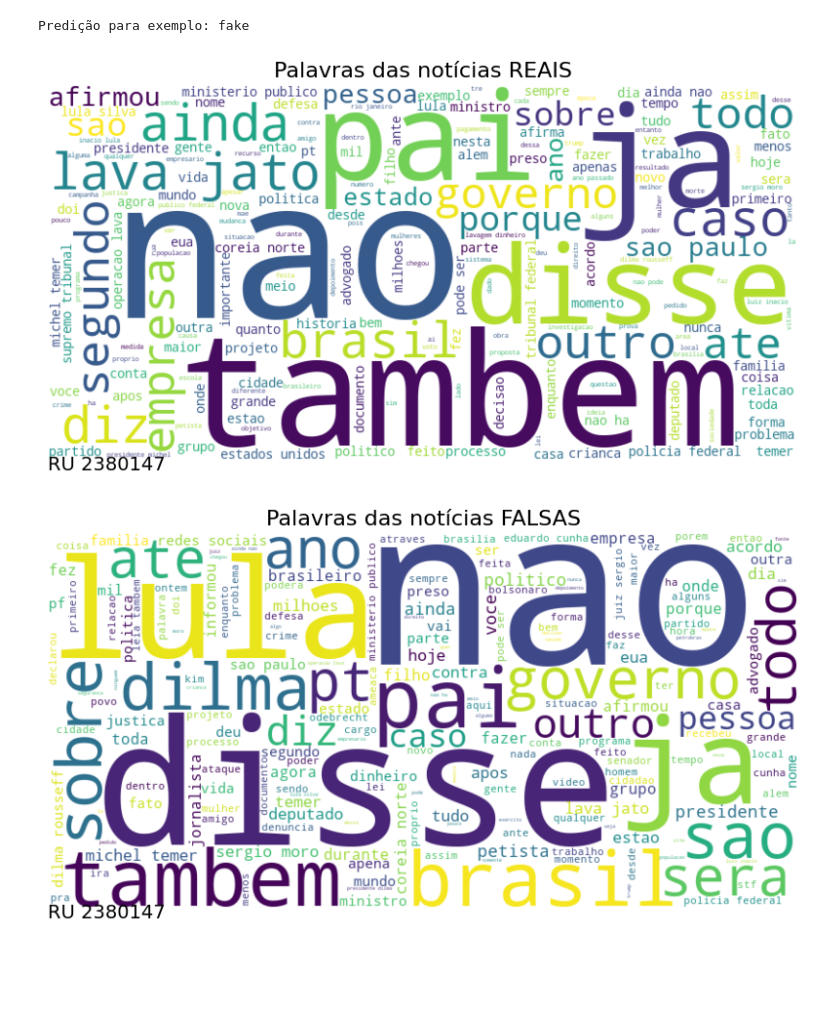
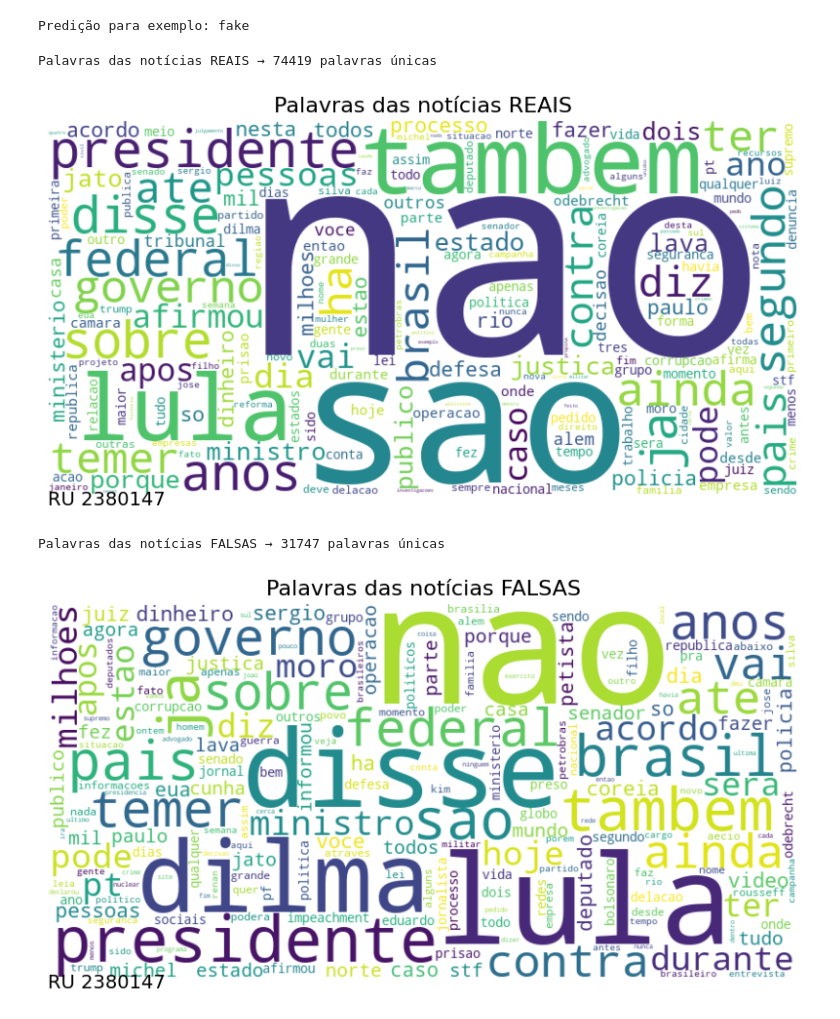
Before and after one commit to MarcoGarbeto/FakeBR, a Jupyter notebook: main.ipynb, the cells around one changed output. Cells and saved outputs as stored; diff of their text form; code cells hidden in the pictures; blank space fills up the shorter version.

Commit message:
Código para contar quantas palavras

```diff
--- a/main.ipynb
+++ b/main.ipynb
@@ -68,22 +71,36 @@ print(f"Predição para exemplo: {pred[0]}")
 # %% [output]
 Predição para exemplo: fake
 # %%
+stop_words = stopwords.words('portuguese')
 def plot_wordcloud(text, title):
-    wc = WordCloud(width=800, height=400, background_color='white', colormap='viridis').generate(text)
+    vectorizer = CountVectorizer(stop_words = stop_words)
+    x = vectorizer.fit_transform([text])
+    vocab = vectorizer.get_feature_names_out()
+
+    n = len(vocab)
+    print(f"{title} → {n} palavras únicas")
+
+    counts = x.toarray().sum(axis=0)
+    freq_dict = dict(zip(vocab, counts))
+
+    wc = WordCloud(width=800, height=400, background_color='white', colormap='viridis').generate_from_frequencies(freq_dict)
+
     plt.figure(figsize=(10,5))
     plt.imshow(wc, interpolation='bilinear')
     plt.axis('off')
     plt.title(title, fontsize=16)
     plt.text(0, 410, "RU 2380147", fontsize=14, color='black')
     plt.show()
 
 # Todas as palavras fake e real
 fake_text = ' '.join(ru2380147[ru2380147['label']=='fake']['preprocessed_news'])
 real_text = ' '.join(ru2380147[ru2380147['label']=='true']['preprocessed_news'])
 
 plot_wordcloud(real_text, "Palavras das notícias REAIS")
 
 plot_wordcloud(fake_text, "Palavras das notícias FALSAS")
 # %% [output]
+Palavras das notícias REAIS → 74419 palavras únicas
-[figure, old version]
+[figure, new version]
+Palavras das notícias FALSAS → 31747 palavras únicas
-[figure, old version]
+[figure, new version]
```
Also changed, not shown: parts of 2 cells of this notebook.
